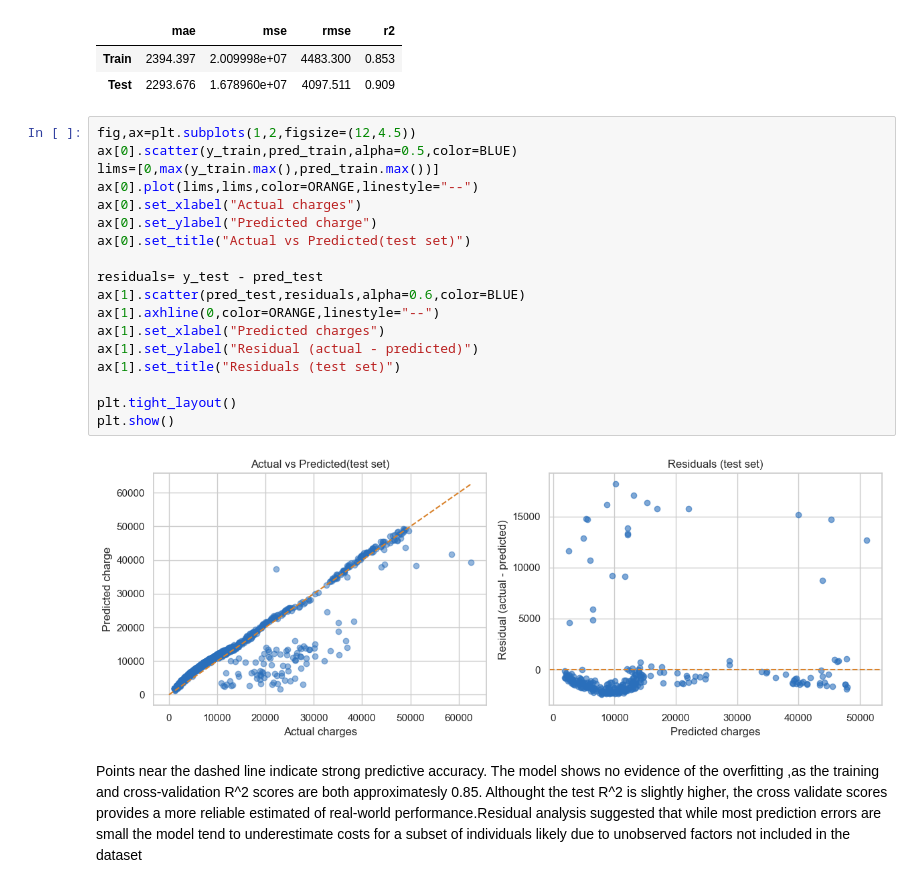
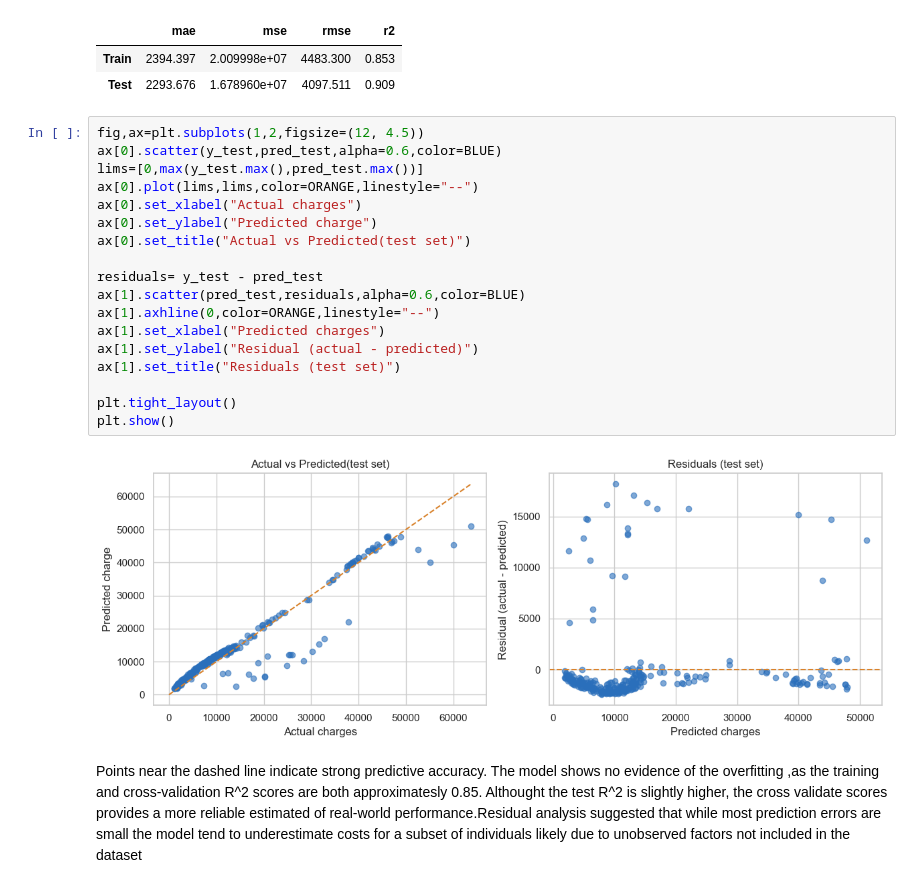
Before and after one commit to prince63aj/Medical_Insurance_Cost_Prediction, a Jupyter notebook: Analysis.ipynb, the cells around one changed output. Cells and saved outputs as stored; diff of their text form.

Commit message:
Appying the Final Testing on the Untouched Test Set

```diff
--- a/Analysis.ipynb
+++ b/Analysis.ipynb
@@ -490,25 +490,25 @@ Best model: Ridge Regression
 | Train | 2394.397 | 2.009998e+07 | 4483.300 | 0.853 |
 | Test | 2293.676 | 1.678960e+07 | 4097.511 | 0.909 |
 # %%
-fig,ax=plt.subplots(1,2,figsize=(12,4.5))
-ax[0].scatter(y_train,pred_train,alpha=0.5,color=BLUE)
-lims=[0,max(y_train.max(),pred_train.max())]
+fig,ax=plt.subplots(1,2,figsize=(12, 4.5))
+ax[0].scatter(y_test,pred_test,alpha=0.6,color=BLUE)
+lims=[0,max(y_test.max(),pred_test.max())]
 ax[0].plot(lims,lims,color=ORANGE,linestyle="--")
 ax[0].set_xlabel("Actual charges")
 ax[0].set_ylabel("Predicted charge")
 ax[0].set_title("Actual vs Predicted(test set)")
 
 residuals= y_test - pred_test
 ax[1].scatter(pred_test,residuals,alpha=0.6,color=BLUE)
 ax[1].axhline(0,color=ORANGE,linestyle="--")
 ax[1].set_xlabel("Predicted charges")
 ax[1].set_ylabel("Residual (actual - predicted)")
 ax[1].set_title("Residuals (test set)")
 
 plt.tight_layout()
 plt.show()
 # %% [output]
-[figure, old version]
+[figure, new version]
 # %% [markdown]
 Points near the dashed line indicate strong predictive accuracy. The model shows no evidence of the overfitting ,as the training and cross-validation R^2 scores are both approximatesly 0.85.
 Althought the test R^2 is slightly higher, the cross validate scores provides a more reliable estimated of real-world performance.Residual analysis suggested that while most prediction errors are small the model tend to underestimate costs for a subset of individuals likely due to unobserved factors not included in the dataset
```
Also changed, not shown: parts of 3 cells of this notebook.
